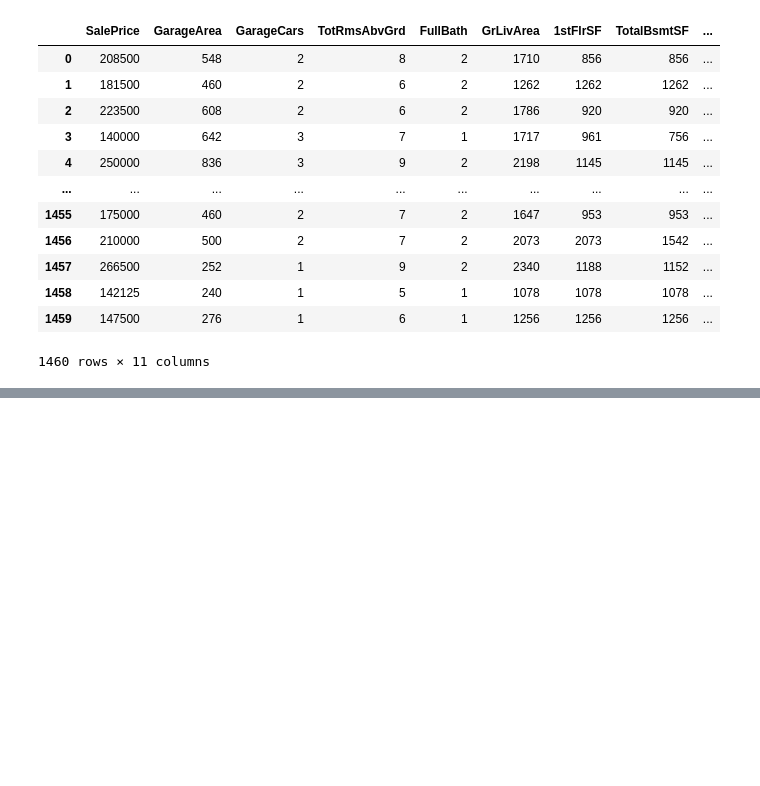
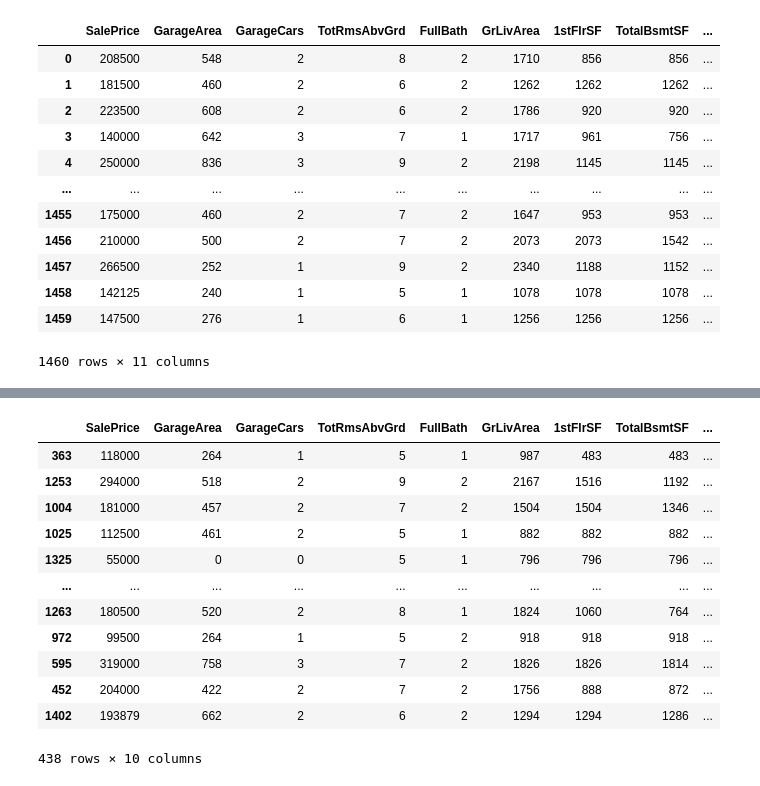
Before and after one commit to JosePabloPonce/MineriaHDT3, a Jupyter notebook: hdt3.ipynb, the cells around one changed output, grey strips where cells are left out. Drawn from its saved outputs; the diff is of its cells as text; code cells hidden in the pictures; blank space fills up the shorter version.

```diff
--- a/hdt3.ipynb
+++ b/hdt3.ipynb
@@ -168,0 +195,16 @@ X = datos_cluster #El resto de los datos
+# %%
+X_test
+# %% [output]
+|  | SalePrice | GarageArea | GarageCars | TotRmsAbvGrd | FullBath | GrLivArea | 1stFlrSF | TotalBsmtSF | ... |
+| 363 | 118000 | 264 | 1 | 5 | 1 | 987 | 483 | 483 | ... |
+| 1253 | 294000 | 518 | 2 | 9 | 2 | 2167 | 1516 | 1192 | ... |
+| 1004 | 181000 | 457 | 2 | 7 | 2 | 1504 | 1504 | 1346 | ... |
+| 1025 | 112500 | 461 | 2 | 5 | 1 | 882 | 882 | 882 | ... |
+| 1325 | 55000 | 0 | 0 | 5 | 1 | 796 | 796 | 796 | ... |
+| ... | ... | ... | ... | ... | ... | ... | ... | ... | ... |
+| 1263 | 180500 | 520 | 2 | 8 | 1 | 1824 | 1060 | 764 | ... |
+| 972 | 99500 | 264 | 1 | 5 | 2 | 918 | 918 | 918 | ... |
+| 595 | 319000 | 758 | 3 | 7 | 2 | 1826 | 1826 | 1814 | ... |
+| 452 | 204000 | 422 | 2 | 7 | 2 | 1756 | 888 | 872 | ... |
+| 1402 | 193879 | 662 | 2 | 6 | 2 | 1294 | 1294 | 1286 | ... |
+438 rows × 10 columns
```
Also changed, not shown: parts of 8 cells of this notebook.
